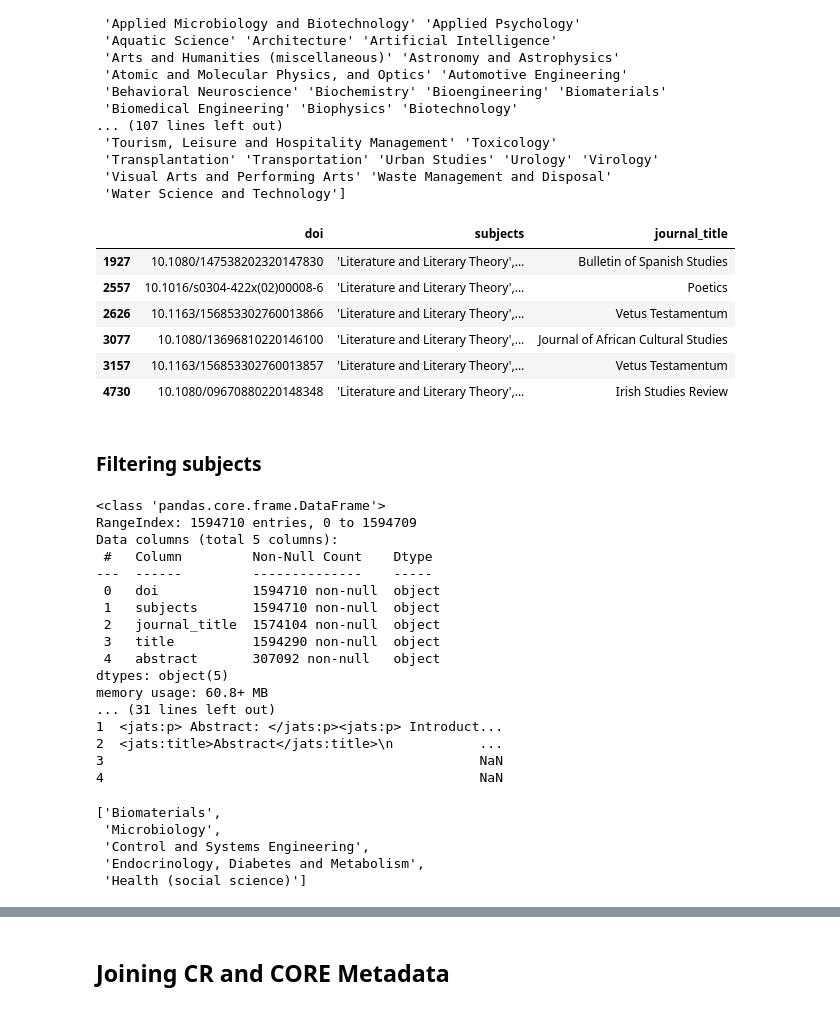
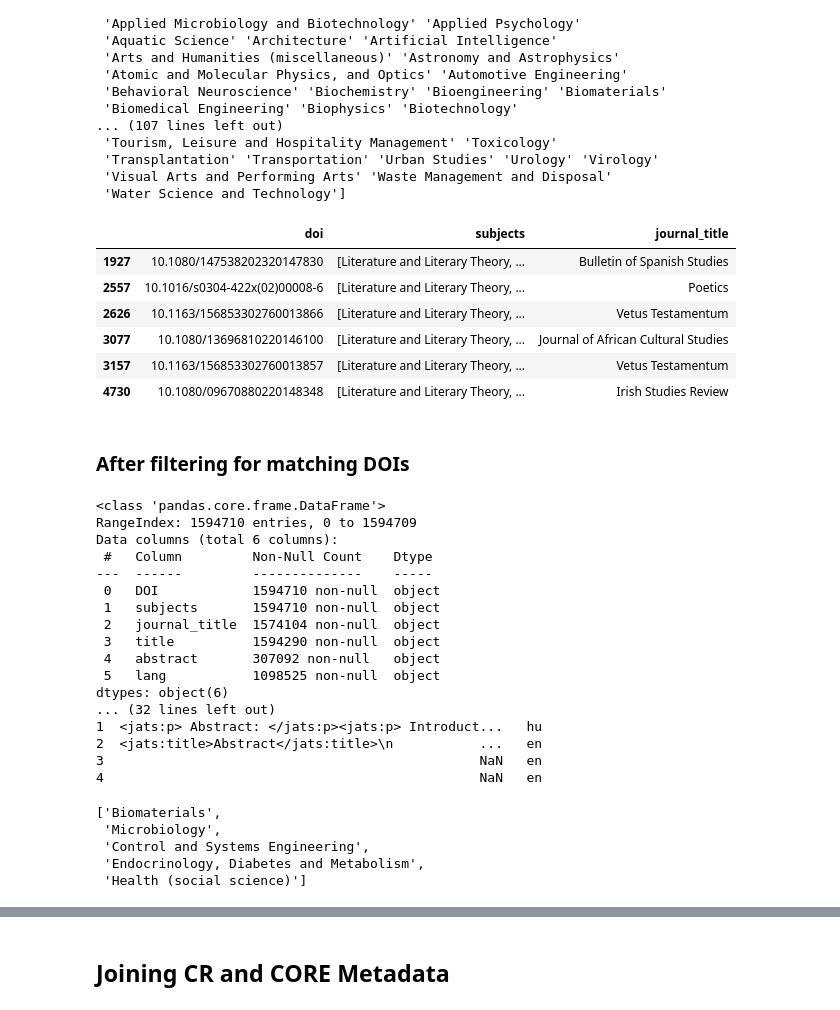
Before and after one commit to msc2106/QualAbstracts, a Jupyter notebook: notebooks/data_wrangling.ipynb, the cells around one changed output, grey strips where cells are left out. Drawn from its saved outputs; the diff is of its cells as text; code cells hidden in the pictures.

```diff
--- a/notebooks/data_wrangling.ipynb
+++ b/notebooks/data_wrangling.ipynb
@@ -185,7 +185,7 @@ freq                          1   1598295
 # %% [markdown]
 ### Inspecting the raw data
 # %%
-with gzip.open('../data/crossref_data_2023_04/0.json.gz') as f:
+with gzip.open('../data/crossref_data_sample.json.gz') as f:
     cr_json0 = json.load(f)
 cr_json0.keys()
 # %% [output]
@@ -203,7 +203,7 @@ cr_list0[0]['subject']
 cf_df0 = pd.DataFrame(
     [{
         'doi': item['DOI'],
-        'subjects': str(item['subject'])[1:-1] if 'subject' in item.keys() else np.NaN,
+        'subjects': item['subject'] if 'subject' in item.keys() else np.NaN,
         'journal_title': item['container-title'][0]
     } for item in cr_list0]
 )
@@ -230,6 +230,6 @@ None
 # %%
 subjects_list = []
-for l in cf_df0.subjects:
+for l in cf_df0.subjects.dropna():
     subjects_list.extend(l)
 subjects = pd.Series(subjects_list)
 # print(subjects.value_counts().index)
@@ -253,43 +253,43 @@ print(np.unique(subjects_list))
  'Visual Arts and Performing Arts' 'Waste Management and Disposal'
  'Water Science and Technology']
 # %%
-# cf_df0[cf_df0.subjects.apply(lambda l: 'Literature and Literary Theory' in l)]
-cf_df0[cf_df0.subjects.str.contains('liter', case=False, na=False)]
+cf_df0.dropna(subset='subjects')[cf_df0.subjects.dropna().apply(lambda l: 'Literature and Literary Theory' in l)]
+# cf_df0[cf_df0.subjects.str.contains('liter', case=False, na=False)]
 # %% [output]
 |  | doi | subjects | journal_title |
-| 1927 | 10.1080/147538202320147830 | 'Literature and Literary Theory',... | Bulletin of Spanish Studies |
-| 2557 | 10.1016/s0304-422x(02)00008-6 | 'Literature and Literary Theory',... | Poetics |
-| 2626 | 10.1163/156853302760013866 | 'Literature and Literary Theory',... | Vetus Testamentum |
-| 3077 | 10.1080/13696810220146100 | 'Literature and Literary Theory',... | Journal of African Cultural Studies |
-| 3157 | 10.1163/156853302760013857 | 'Literature and Literary Theory',... | Vetus Testamentum |
-| 4730 | 10.1080/09670880220148348 | 'Literature and Literary Theory',... | Irish Studies Review |
+| 1927 | 10.1080/147538202320147830 | [Literature and Literary Theory, ... | Bulletin of Spanish Studies |
+| 2557 | 10.1016/s0304-422x(02)00008-6 | [Literature and Literary Theory, ... | Poetics |
+| 2626 | 10.1163/156853302760013866 | [Literature and Literary Theory, ... | Vetus Testamentum |
+| 3077 | 10.1080/13696810220146100 | [Literature and Literary Theory, ... | Journal of African Cultural Studies |
+| 3157 | 10.1163/156853302760013857 | [Literature and Literary Theory, ... | Vetus Testamentum |
+| 4730 | 10.1080/09670880220148348 | [Literature and Literary Theory, ... | Irish Studies Review |
-# %% [markdown]
-### Filtering subjects
+# %% [markdown]
+### After filtering for matching DOIs
 # %%
-subjects_df = pd.read_csv('../data/cr_data.csv')
-print(subjects_df.info())
-print(subjects_df.head())
+crossref_data = pd.read_csv('../data/cr_data.csv.gz')
+print(crossref_data.info())
+print(crossref_data.head())
 with open('../data/all_subjects.txt', mode='r') as f:
     all_subjects = f.read().split('\n')
 all_subjects[:5]
 # %% [output]
 <class 'pandas.core.frame.DataFrame'>
 RangeIndex: 1594710 entries, 0 to 1594709
-Data columns (total 5 columns):
+Data columns (total 6 columns):
  #   Column         Non-Null Count    Dtype
 ---  ------         --------------    -----
- 0   doi            1594710 non-null  object
+ 0   DOI            1594710 non-null  object
  1   subjects       1594710 non-null  object
  2   journal_title  1574104 non-null  object
  3   title          1594290 non-null  object
  4   abstract       307092 non-null   object
-dtypes: object(5)
-memory usage: 60.8+ MB
-... (31 lines left out)
-1  <jats:p> Abstract: </jats:p><jats:p> Introduct...
-2  <jats:title>Abstract</jats:title>\n           ...
-3                                                NaN
-4                                                NaN
+ 5   lang           1098525 non-null  object
+dtypes: object(6)
+... (32 lines left out)
+1  <jats:p> Abstract: </jats:p><jats:p> Introduct...   hu
+2  <jats:title>Abstract</jats:title>\n           ...   en
+3                                                NaN   en
+4                                                NaN   en
 ['Biomaterials',
  'Microbiology',
  'Control and Systems Engineering',
```
Also changed, not shown: parts of 78 cells of this notebook, 4 other files.
